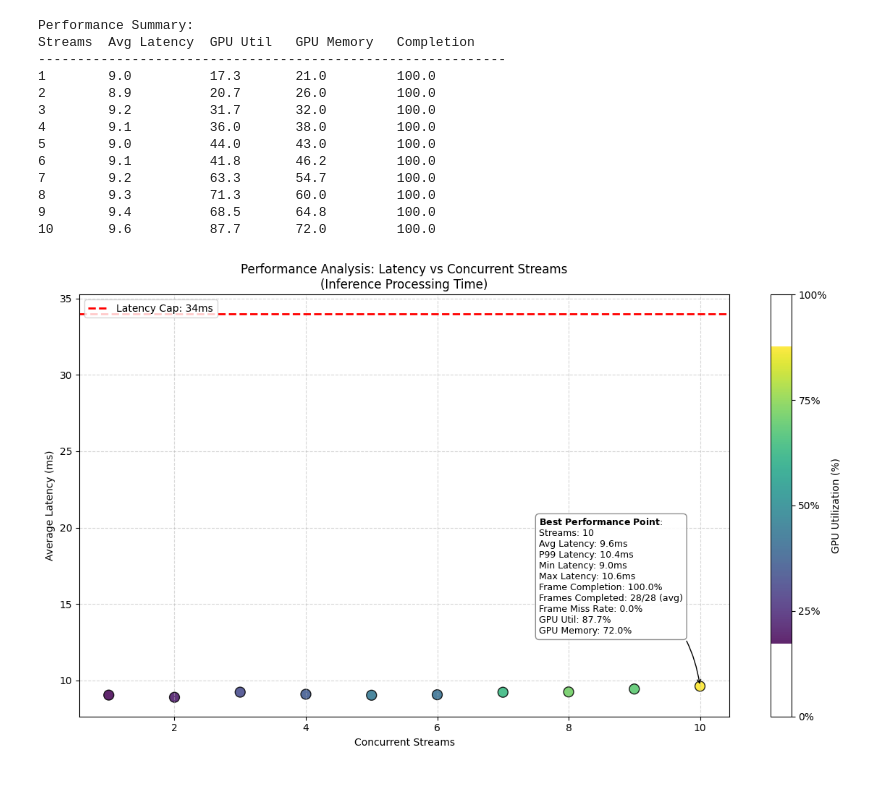
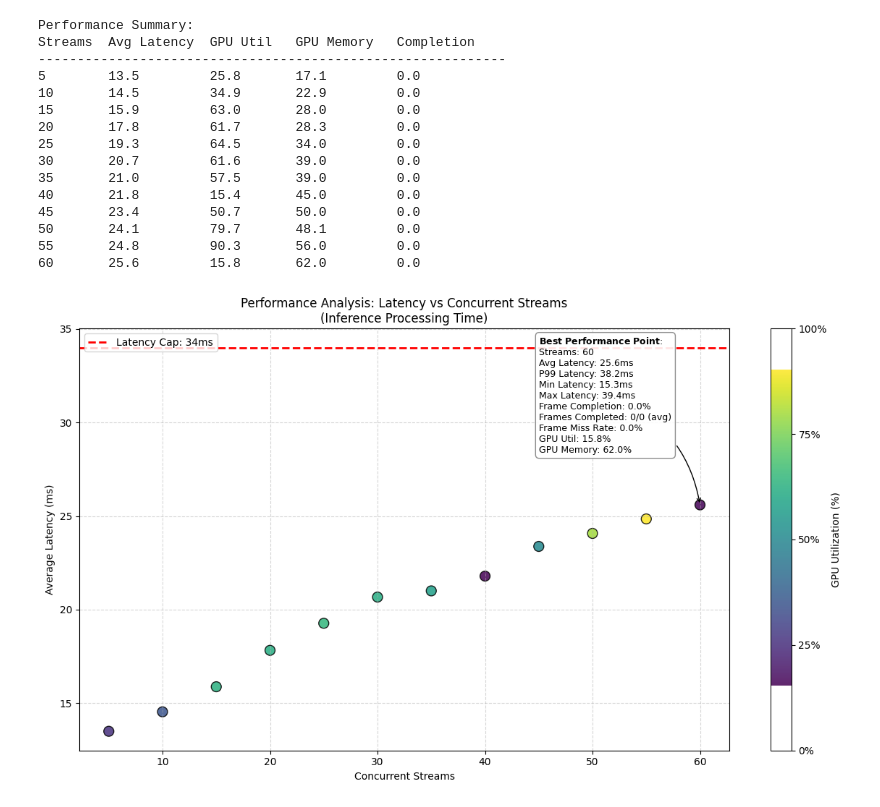
Before and after one commit to yveskrei/real-time-object-detection, a Jupyter notebook: client-triton/scripts/display_streams_metrics.ipynb, the cells around one changed output. Saved outputs shown, nothing was run; the diff lists cells and outputs as text; code cells hidden in the pictures.

```diff
--- a/client-triton/scripts/display_streams_metrics.ipynb
+++ b/client-triton/scripts/display_streams_metrics.ipynb
@@ -31,9 +31,9 @@ def parse_performance_log(log_file_path):
                     fields = log_entry["fields"]
                     stream_data[current_test_streams].append({
                         'avg_processing': fields.get('avg_processing', 0),
-                        'total_success': fields.get('total_success', 0),
-                        'total_expected': fields.get('total_expected', 0),
-                        'total_failed': fields.get('total_failed', 0)
+                        'total_success': fields.get('frames_success', 0),
+                        'total_expected': fields.get('frames_expected', 0),
+                        'total_failed': fields.get('frames_failed', 0)
                     })
 
             # Extract GPU utilization data
@@ -241,28 +241,30 @@ def plot_performance_analysis(log_file_path, efficiency_threshold=90, latency_ca
     plt.show()
 # %%
 # Replace with your log file path
-log_file_path = "/mnt/disk_e/Programming/real-time-object-detection/client-triton/client/logs/app_2025-08-16.log"
+log_file_path = "/mnt/disk_e/Programming/real-time-object-detection/client-triton/client/logs/app.log"
 
 plot_performance_analysis(
     log_file_path=log_file_path,
     latency_cap_ms=34,
 
     # Thresholds for best point calculation
     efficiency_threshold=90,
     gpu_util_cap=90
 )
 # %% [output]
 Performance Summary:
 Streams  Avg Latency  GPU Util   GPU Memory   Completion
 ------------------------------------------------------------
-1        9.0          17.3       21.0         100.0
-2        8.9          20.7       26.0         100.0
-3        9.2          31.7       32.0         100.0
-4        9.1          36.0       38.0         100.0
-5        9.0          44.0       43.0         100.0
-6        9.1          41.8       46.2         100.0
-7        9.2          63.3       54.7         100.0
-8        9.3          71.3       60.0         100.0
-9        9.4          68.5       64.8         100.0
-10       9.6          87.7       72.0         100.0
+5        13.5         25.8       17.1         0.0
+10       14.5         34.9       22.9         0.0
+15       15.9         63.0       28.0         0.0
+20       17.8         61.7       28.3         0.0
+25       19.3         64.5       34.0         0.0
+30       20.7         61.6       39.0         0.0
+35       21.0         57.5       39.0         0.0
+40       21.8         15.4       45.0         0.0
+45       23.4         50.7       50.0         0.0
+50       24.1         79.7       48.1         0.0
+55       24.8         90.3       56.0         0.0
+60       25.6         15.8       62.0         0.0
-[figure, old version]
+[figure, new version]
```
Also changed, not shown: 13 other files.
